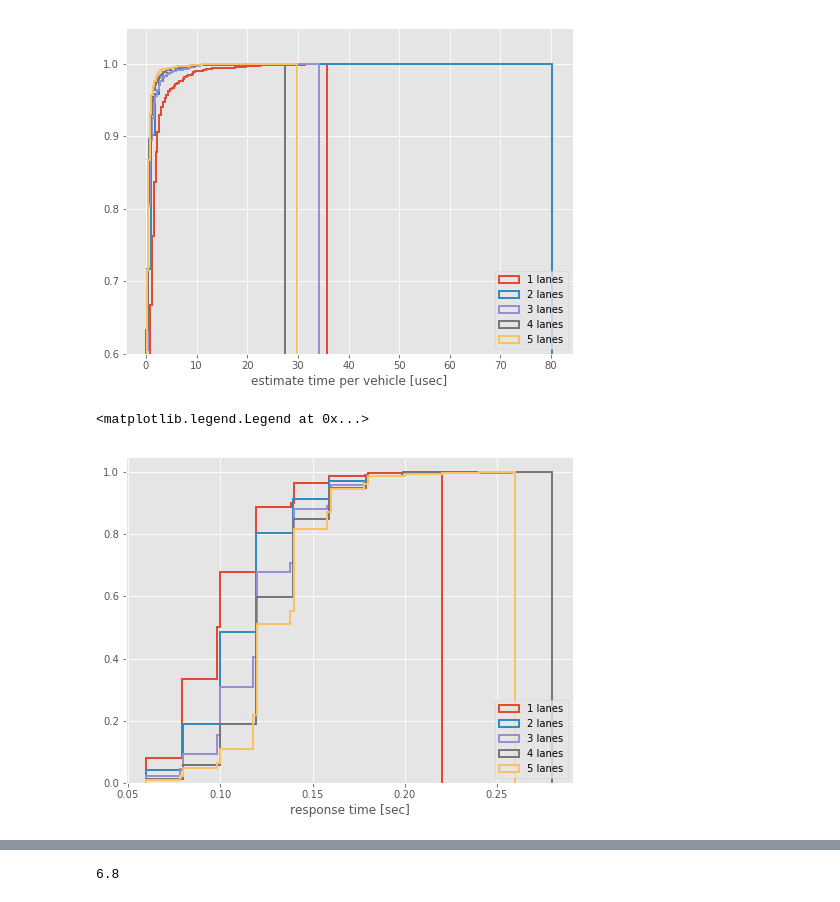
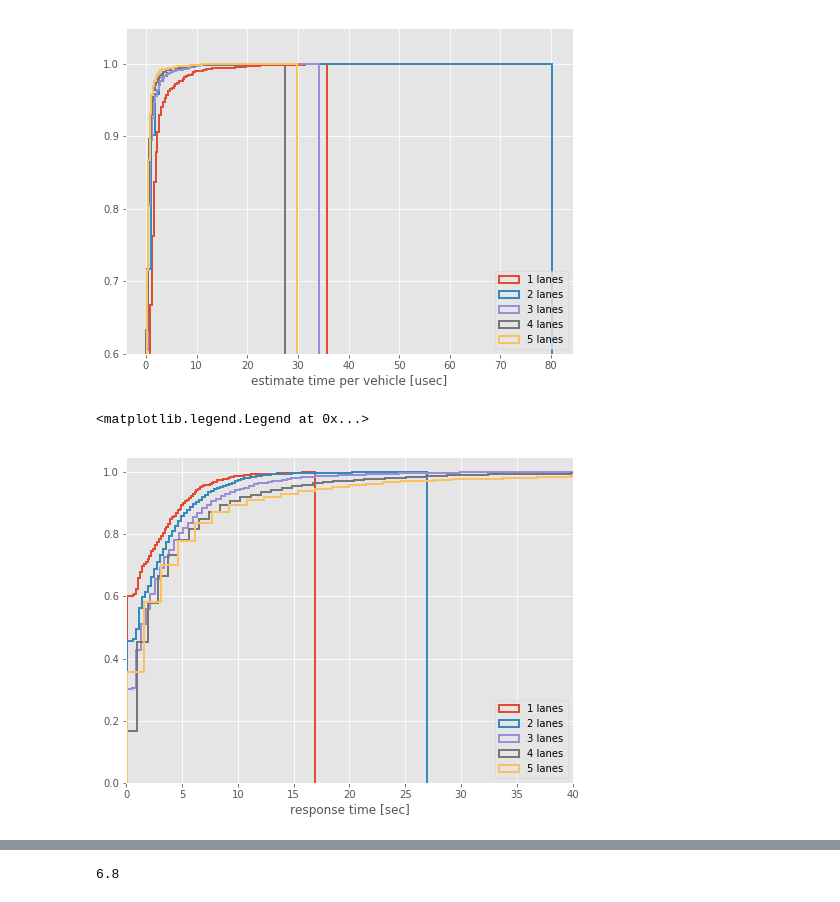
Before and after one commit to koh1/aim4-root, a Jupyter notebook: analysis/processing_time_analysis.ipynb, the cells around one changed output, grey strips where cells are left out. Drawn from its saved outputs; the diff is of its cells as text; code cells hidden in the pictures.

Commit message:
Changes to be committed: 	modified:   analysis/processing_time_analysis.ipynb

```diff
--- a/analysis/processing_time_analysis.ipynb
+++ b/analysis/processing_time_analysis.ipynb
@@ -57,6 +57,7 @@ def load_sim_result(file_name):
     # real calculation time for the vehicle
     result_list = {}
     result = []
+    plan_per_cycle = []
     for r in f:
 
         line = r.strip().split(' ')
@@ -69,7 +70,8 @@ def load_sim_result(file_name):
         elif line[6].strip() == "AWAITING_RESPONSE":
             devid = line[8].strip()
             if devid in result_list:
-                result_list[devid]["awaiting_time_s"] = float(line[7].strip())
+                if not "awaiting_time_s" in result_list[devid]:
+                    result_list[devid]["awaiting_time_s"] = float(line[7].strip())
             else:
                 result_list[devid] = {"awaiting_time_s": float(line[7].strip())}
         elif line[6].strip() == "V2I_MSG_PROCESSED":
@@ -149,15 +151,15 @@ plt.legend(loc='lower right')
 # %%
 plt.figure(figsize=(8,6))
 plt.hist(df1["response_time_s"], bins=100, histtype='step', cumulative=True, normed=True, alpha=1, fill=False, label="1 lanes", linewidth=2)
 plt.hist(df2["response_time_s"], bins=100, histtype='step', cumulative=True, normed=True, alpha=1, fill=False, label="2 lanes", linewidth=2)
 plt.hist(df3["response_time_s"], bins=100, histtype='step', cumulative=True, normed=True, alpha=1, fill=False, label="3 lanes", linewidth=2)
 plt.hist(df4["response_time_s"], bins=100, histtype='step', cumulative=True, normed=True, alpha=1, fill=False, label="4 lanes", linewidth=2)
 plt.hist(df5["response_time_s"], bins=100, histtype='step', cumulative=True, normed=True, alpha=1, fill=False, label="5 lanes", linewidth=2)
-#plt.xlim(0,40)
+plt.xlim(0,40)
 #plt.ylim(0.6, 1.05)
 plt.xlabel("response time [sec]")
 plt.legend(loc='lower right')
 # %% [output]
 <matplotlib.legend.Legend at 0x...>
-[figure, old version]
+[figure, new version]
 # %%
```
Also changed, not shown: parts of 1 cell of this notebook.
